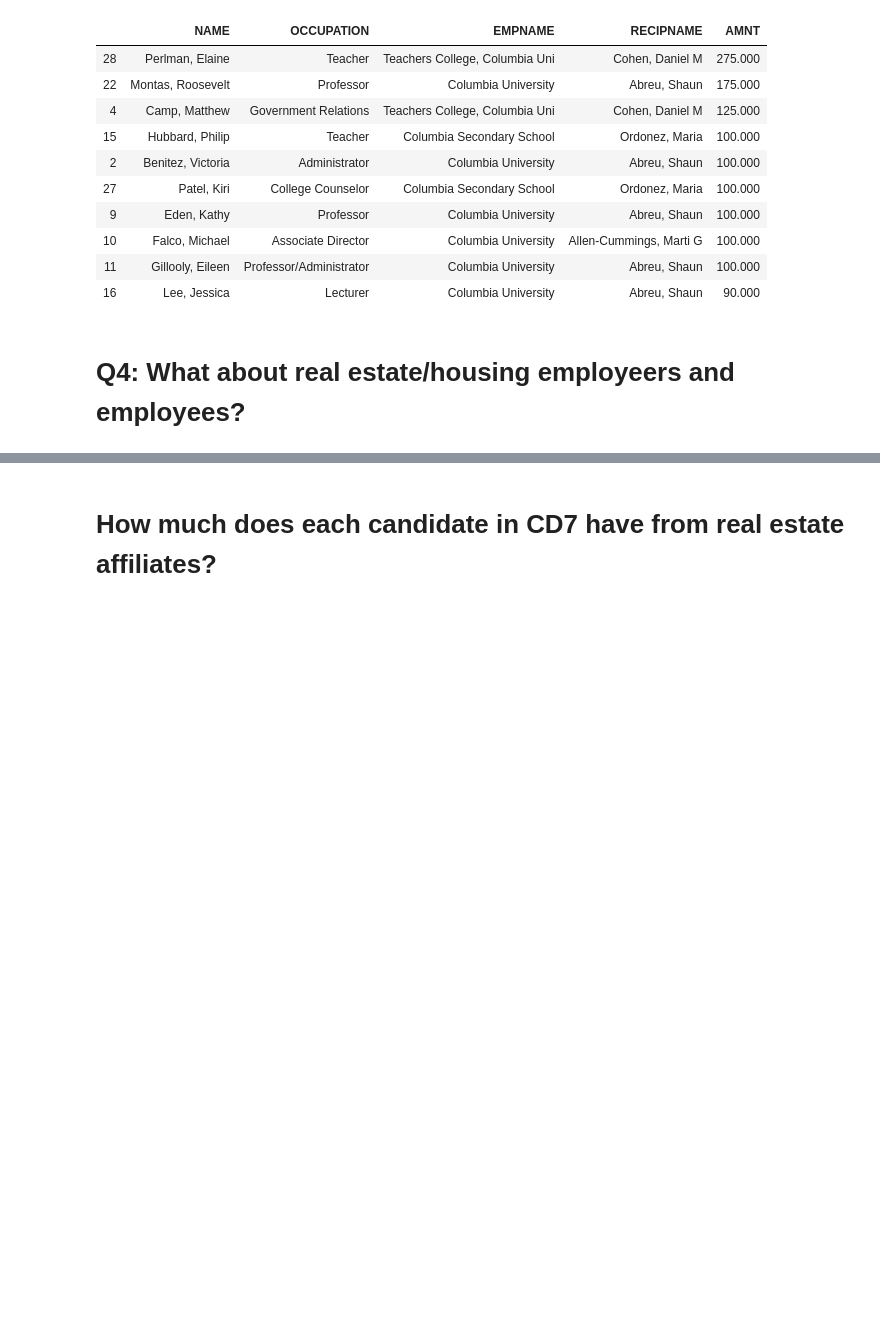
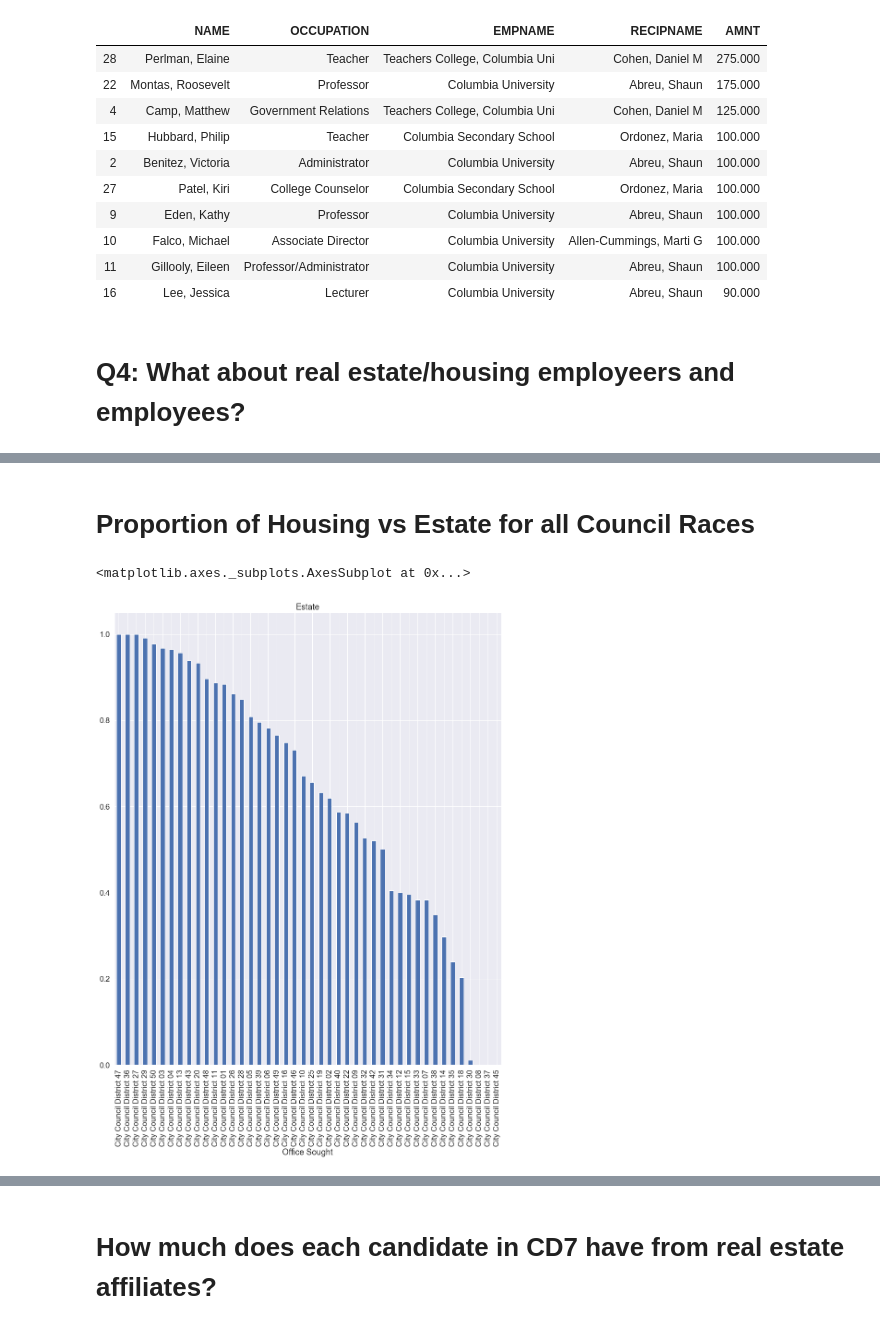
Before and after one commit to graphicsdesk/cd7-election-contributions, a Jupyter notebook: notebooks/CD 7 Contributions.ipynb, the cells around one changed output, grey strips where cells are left out. Cells and saved outputs as stored; diff of their text form; code cells hidden in the pictures; blank space fills up the shorter version.

```diff
--- a/notebooks/CD 7 Contributions.ipynb
+++ b/notebooks/CD 7 Contributions.ipynb
@@ -118,0 +137,8 @@ real_estate_cd7 = pd.concat(frames).drop_duplicates()
+# %% [markdown]
+# Proportion of Housing vs Estate for all Council Races
+# %%
+
+(pd.concat([councils_occup_estate,councils_emp_estate]).drop_duplicates().groupby('Office Sought')['AMNT'].sum()/real_estate_councils.groupby('Office Sought')['AMNT'].sum()).sort_values(ascending=False).plot(kind='bar',figsize=(15,18),title='Estate')
+# %% [output]
+<matplotlib.axes._subplots.AxesSubplot at 0x...>
+[figure, added]
```
Also changed, not shown: parts of 26 cells of this notebook, 1 other file.
